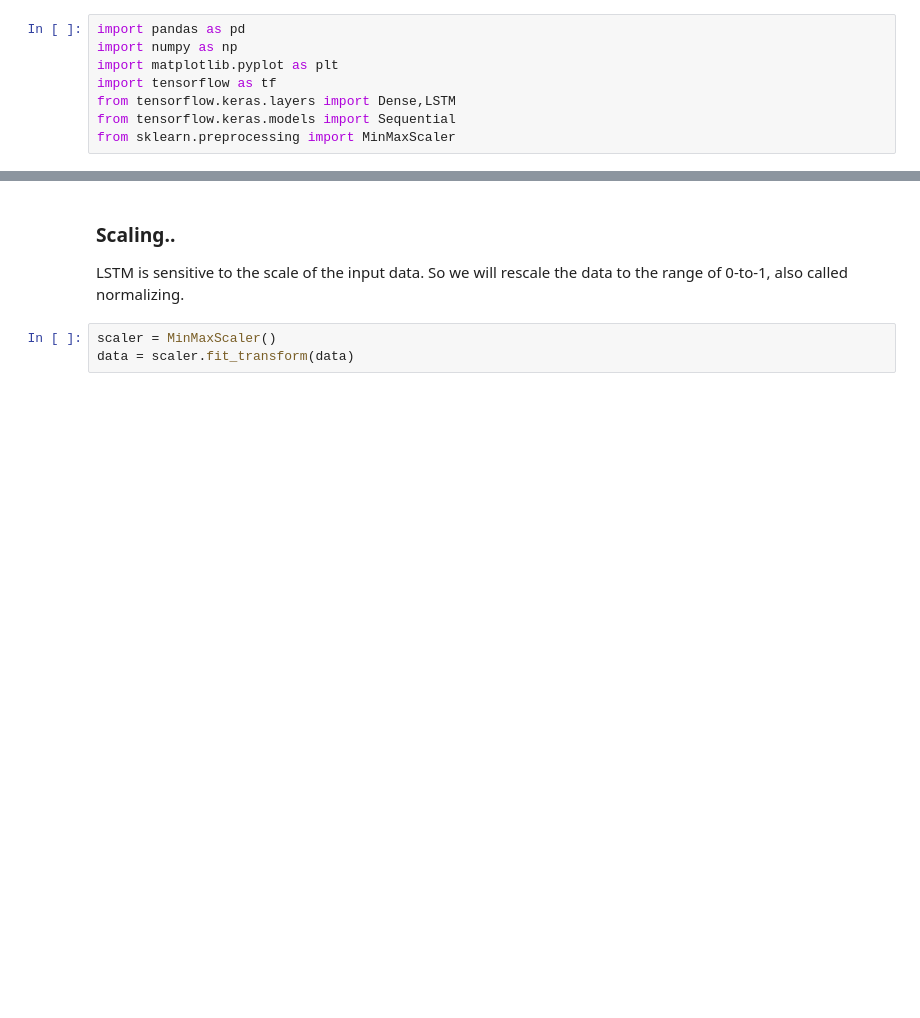
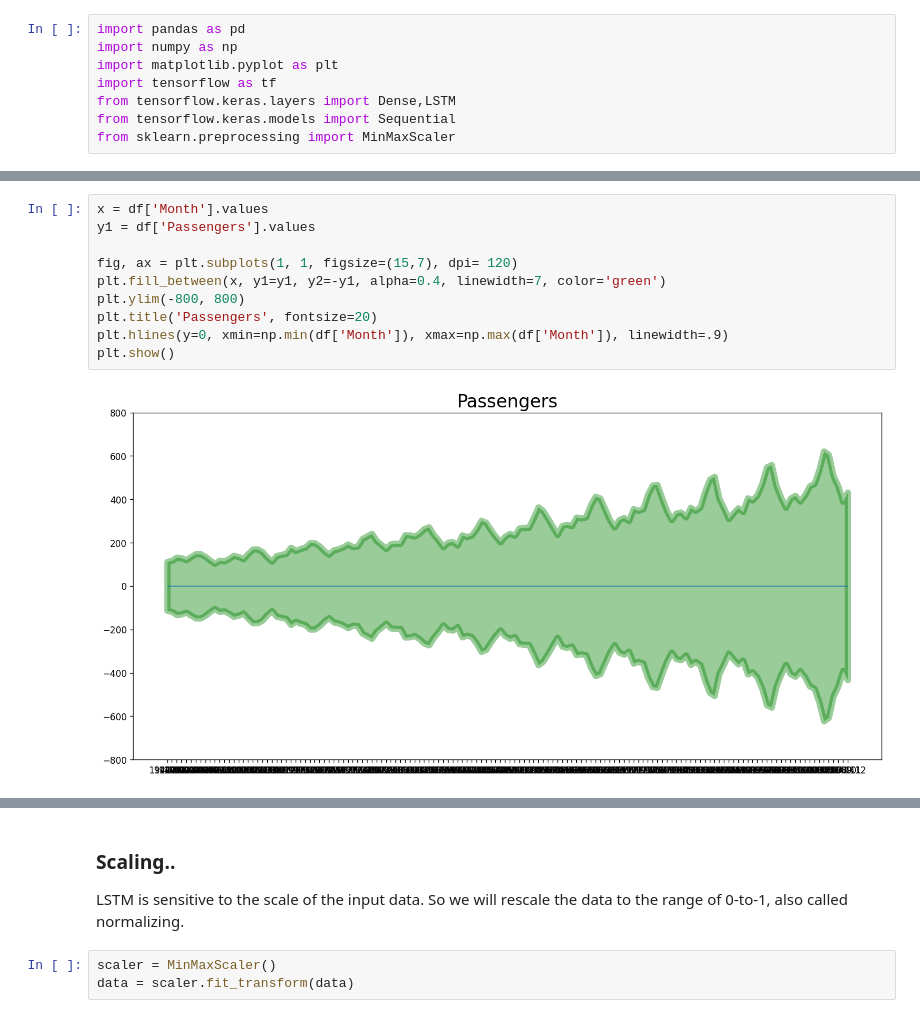
Before and after one commit to asilfndk/Airline-Passenger--Time-Series--Prediction-using-Keras-LSTM, a Jupyter notebook: airline_passenger.ipynb, the cells around one changed output, grey strips where cells are left out. Drawn from its saved outputs; the diff is of its cells as text; blank space fills up the shorter version.

```diff
--- a/airline_passenger.ipynb
+++ b/airline_passenger.ipynb
@@ -104,0 +139,12 @@ plt.show()
+# %%
+x = df['Month'].values
+y1 = df['Passengers'].values
+
+fig, ax = plt.subplots(1, 1, figsize=(15,7), dpi= 120)
+plt.fill_between(x, y1=y1, y2=-y1, alpha=0.4, linewidth=7, color='green')
+plt.ylim(-800, 800)
+plt.title('Passengers', fontsize=20)
+plt.hlines(y=0, xmin=np.min(df['Month']), xmax=np.max(df['Month']), linewidth=.9)
+plt.show()
+# %% [output]
+[figure, added]
```
Also changed, not shown: parts of 17 cells of this notebook.
